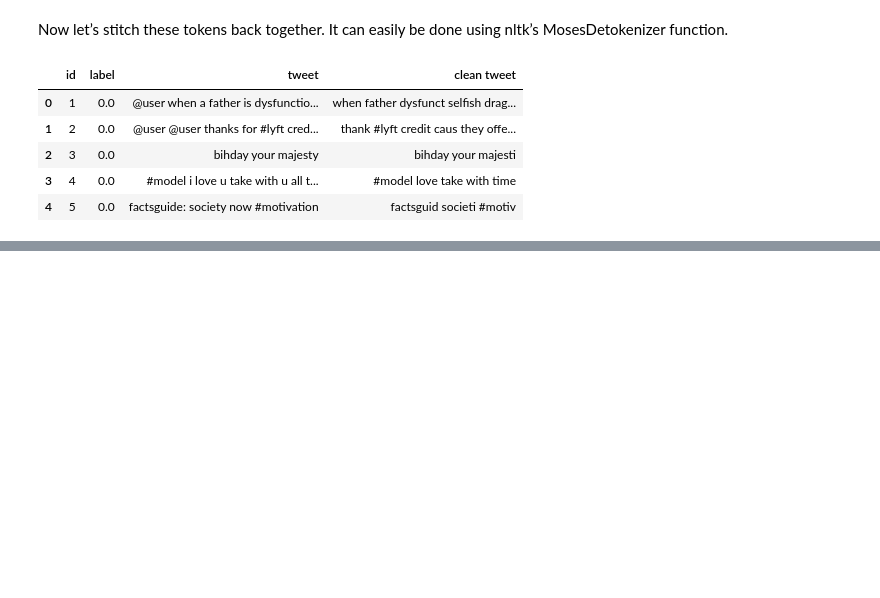
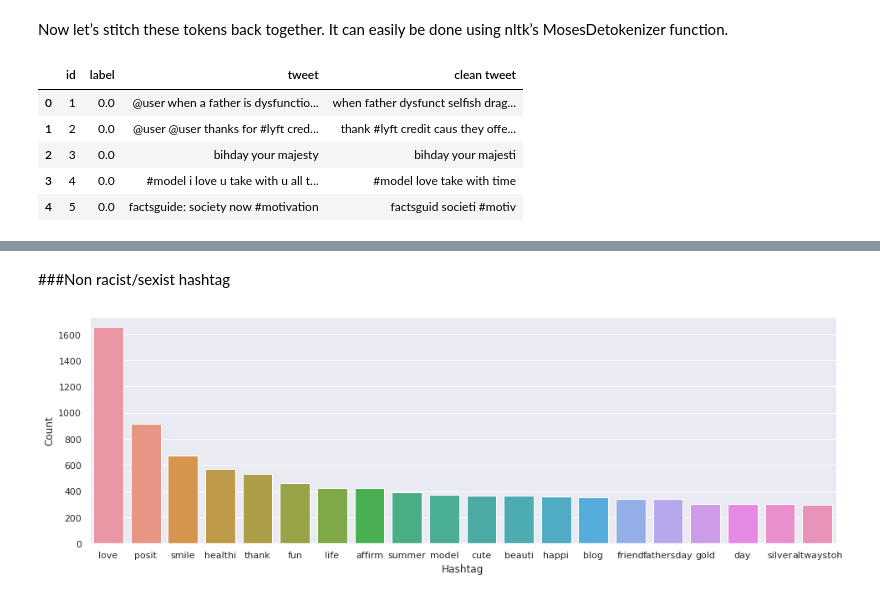
Before and after one commit to SarahLares/introduction_to_NLP, a Jupyter notebook: Twitter_sentiment_analysis.ipynb, the cells around one changed output, grey strips where cells are left out. Saved outputs shown, nothing was run; the diff lists cells and outputs as text; code cells hidden in the pictures; blank space fills up the shorter version.

```diff
--- a/Twitter_sentiment_analysis.ipynb
+++ b/Twitter_sentiment_analysis.ipynb
@@ -182,0 +227,29 @@ combi.head()
+# %%
+# function to collect hashtags
+def hashtag_extract(x):
+    hashtags = []
+      # Loop over the words in the tweet
+    for i in x:
+        ht = re.findall(r"#(\w+)", i)
+        hashtags.append(ht)
+    return hashtags
+# extracting hashtags from non racist/sexist tweets
+HT_regular = hashtag_extract(combi['clean tweet'][combi['label'] == 0])
+# extracting hashtags from racist/sexist tweets
+HT_negative = hashtag_extract(combi['clean tweet'][combi['label'] == 1])
+# unnesting list
+HT_regular = sum(HT_regular,[])
+HT_negative = sum(HT_negative,[])
+# %% [markdown]
+###Non racist/sexist hashtag
+# %%
+a = nltk.FreqDist(HT_regular)
+d = pd.DataFrame({'Hashtag': list(a.keys()),'Count': list(a.values())})
+# selecting top 20 most frequent hashtags
+d = d.nlargest(columns="Count", n = 20)
+plt.figure(figsize=(16,5))
+ax = sns.barplot(data=d, x= "Hashtag", y = "Count")
+ax.set(ylabel = 'Count')
+plt.show()
+# %% [output]
+[figure, added]
```
Also changed, not shown: parts of 10 cells of this notebook.
